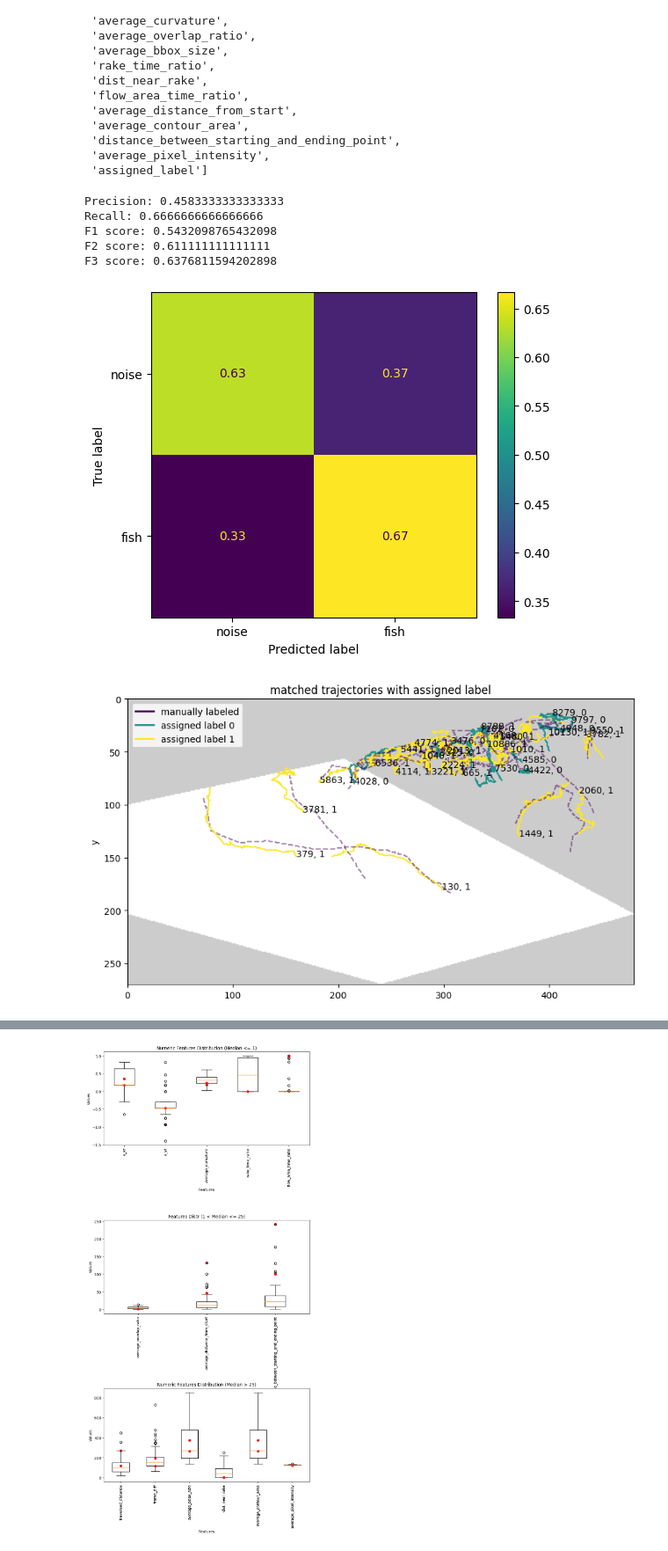
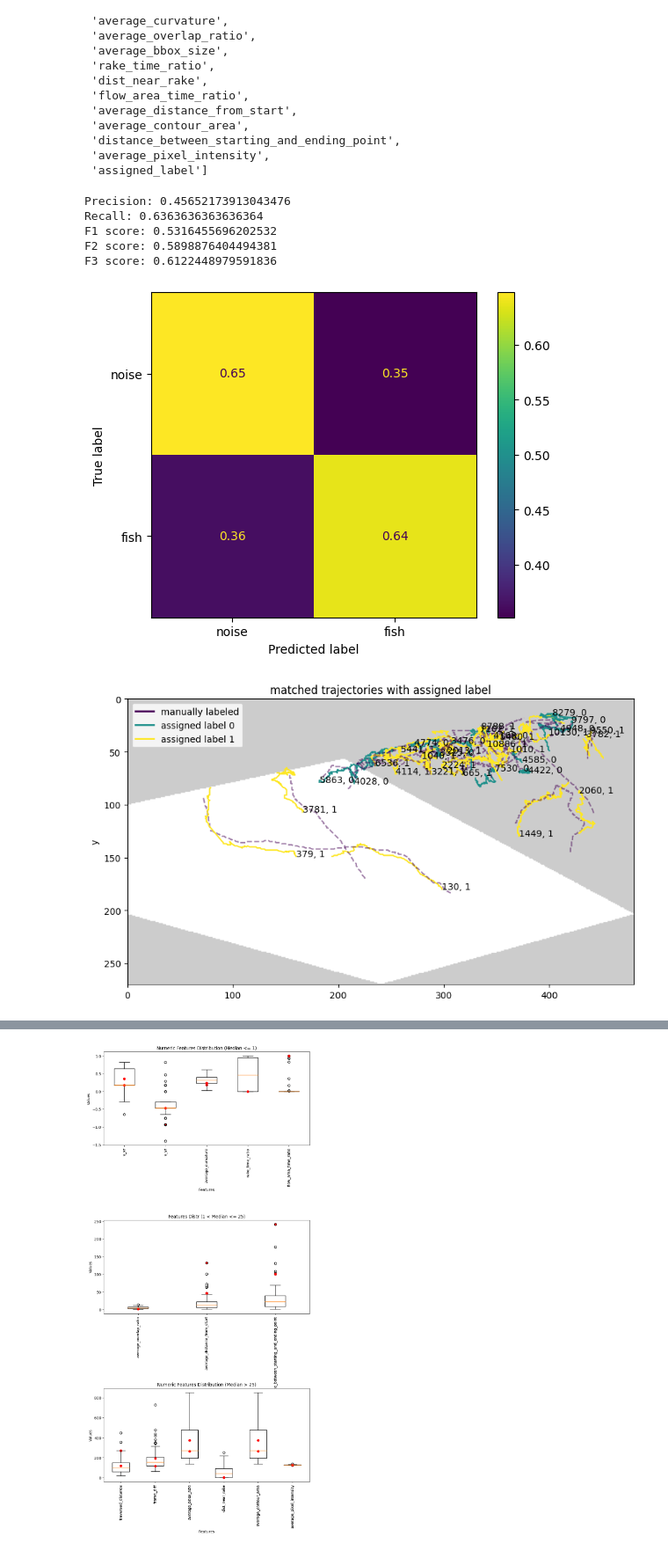
Before and after one commit to axpogroup/AXH-SonarFish, a Jupyter notebook: analysis/1_productionalization/classification_prototyping/feature_classif_chris.ipynb, the cells around one changed output, grey strips where cells are left out. Shown at 88% size. Cells and saved outputs as stored; diff of their text form; code cells hidden in the pictures.

```diff
--- a/analysis/1_productionalization/classification_prototyping/feature_classif_chris.ipynb
+++ b/analysis/1_productionalization/classification_prototyping/feature_classif_chris.ipynb
@@ -149,22 +149,22 @@ force_feature_recalcgen.feature_names
 # %%
 from sklearn.gaussian_process import GaussianProcessClassifier
 from sklearn.gaussian_process.kernels import RBF, Exponentiation
 from sklearn.ensemble import GradientBoostingClassifier
 from sklearn.linear_model import LogisticRegression
 
 gen.do_binary_classification(
     LogisticRegression(class_weight="balanced"),
     features=['average_curvature','average_overlap_ratio', 'average_pixel_intensity'],
-    kfold_n_splits=5,
+    kfold_n_splits=10,
     distinguish_flow_areas=True,
 )
 gen.calculate_metrics(beta_vals=[2, 3], make_plots=True, verbosity=1)
 gen.plot_track_pairings(metric_to_show="assigned_label", mask_to_show="flow_area_mask")
 # %% [output]
-Precision: 0.4583333333333333
-Recall: 0.6666666666666666
-F1 score: 0.5432098765432098
-F2 score: 0.611111111111111
-F3 score: 0.6376811594202898
+Precision: 0.45652173913043476
+Recall: 0.6363636363636364
+F1 score: 0.5316455696202532
+F2 score: 0.5898876404494381
+F3 score: 0.6122448979591836
-[figure, old version]
+[figure, new version]
-[figure, old version]
+[figure, new version]
```
Also changed, not shown: parts of 1 cell of this notebook, 1 other file.
